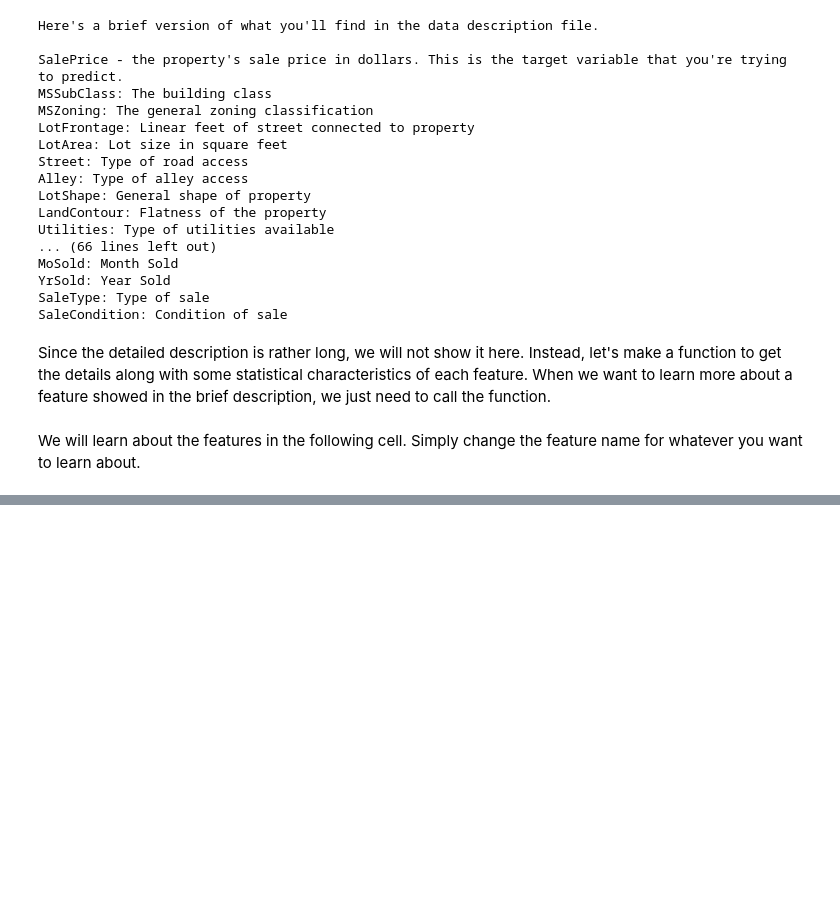
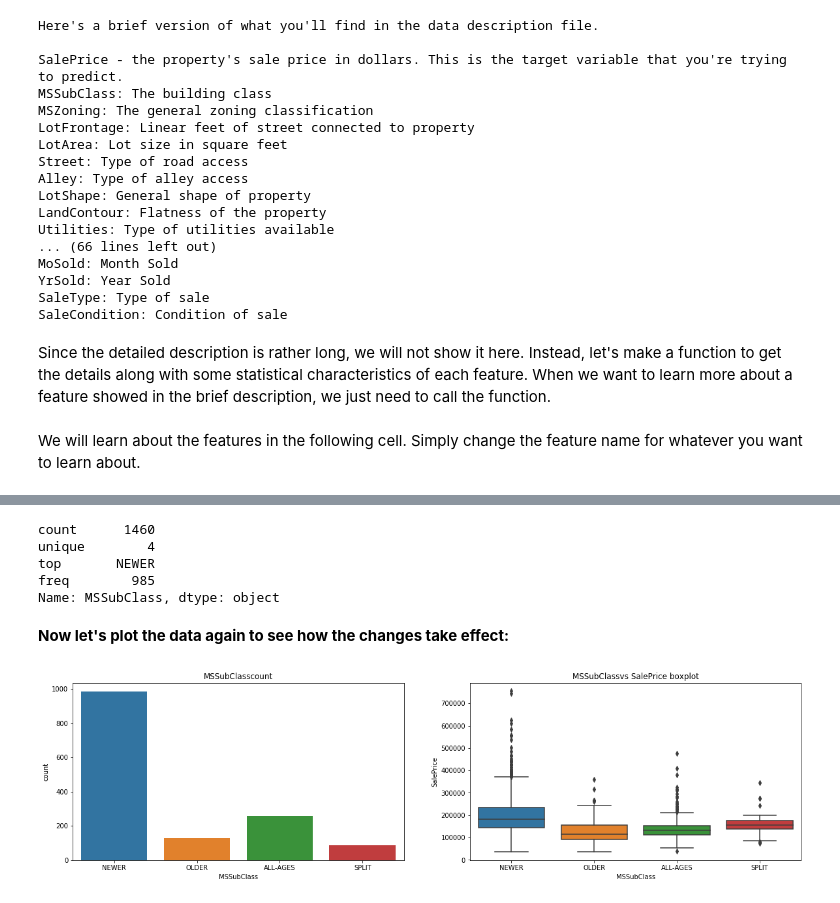
Before and after one commit to JATC1024/Kaggle-House-Prices, a Jupyter notebook: Kaglge_house_prices.ipynb, the cells around one changed output, grey strips where cells are left out. Cells and saved outputs as stored; diff of their text form; code cells hidden in the pictures; blank space fills up the shorter version.

```diff
--- a/Kaglge_house_prices.ipynb
+++ b/Kaglge_house_prices.ipynb
@@ -129,0 +267,26 @@ Name: MSSubClass, dtype: int64
+# %%
+# Define a fucntion to transform the feature:
+def transform_MSSubClass(x):
+  classes = {"NEWER" : [20, 60, 120, 160],
+         "OLDER" : [30, 70],
+          "ALL-AGES" : [40, 45, 50, 75, 90, 150, 190],
+          "SPLIT" : [80, 85, 180]}
+  for key, values in classes.items():
+    if x in values:
+      return key
+  return "RARE"
+# %%
+train_examples["MSSubClass"] = train_examples["MSSubClass"].apply(lambda x: transform_MSSubClass(x))
+train_examples["MSSubClass"].describe()
+# %% [output]
+count      1460
+unique        4
+top       NEWER
+freq        985
+Name: MSSubClass, dtype: object
+# %% [markdown]
+**Now let's plot the data again to see how the changes take effect:**
+# %%
+count_box_plot("MSSubClass", data = train_examples)
+# %% [output]
+[figure, added]
```
Also changed, not shown: parts of 36 cells of this notebook.
